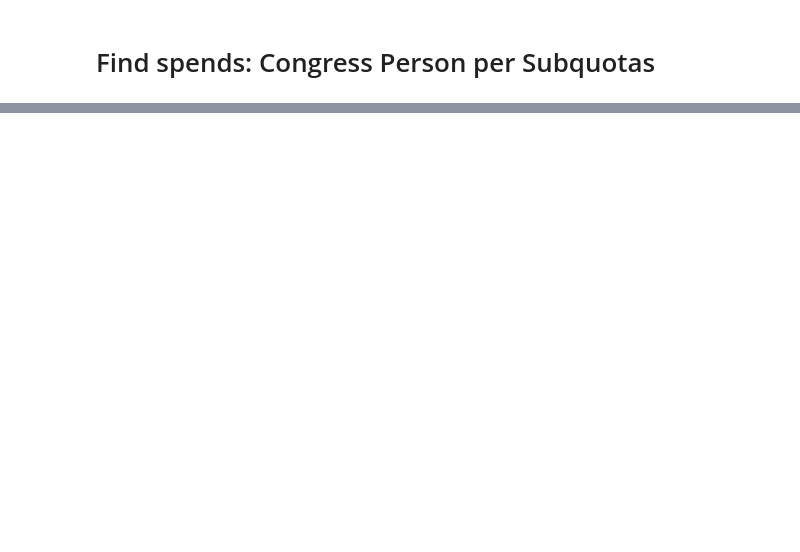
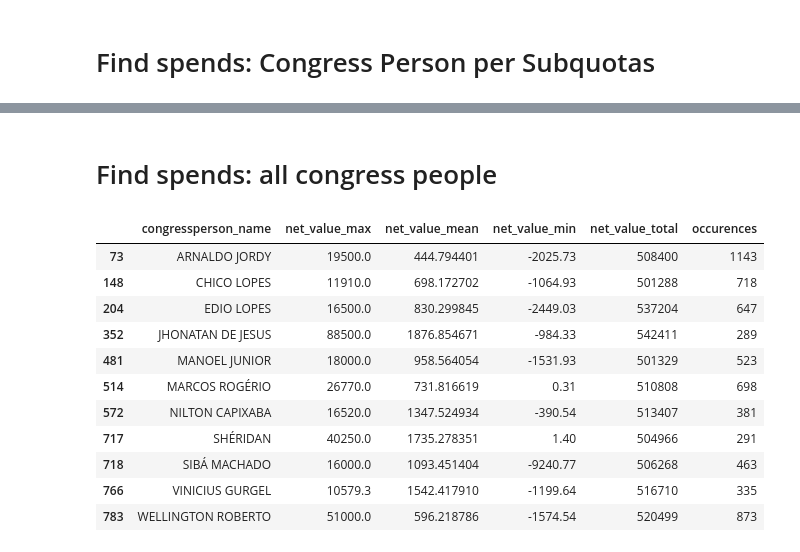
Before and after one commit to okfn-brasil/serenata-de-amor, a Jupyter notebook: develop/2016-11-05-jc-individual-analysis-congressperson.ipynb, the cells around one changed output, grey strips where cells are left out. Drawn from its saved outputs; the diff is of its cells as text; code cells hidden in the pictures; blank space fills up the shorter version.

```diff
--- a/develop/2016-11-05-jc-individual-analysis-congressperson.ipynb
+++ b/develop/2016-11-05-jc-individual-analysis-congressperson.ipynb
@@ -145,3 +152,69 @@ find_spends_by_subquota(data, 731, 3)
 [figure]
 |  | Aircraft renting or charter of ai... | Automotive vehicle renting or cha... | Congressperson meal | Consultancy, research and technic... | ... |
 | 0 | 0 | 0 | 119.19 | 0 | ... |
+# %% [markdown]
+# Find spends: all congress people
+# %%
+def find_sum_of_values(df, aggregator, property):
+    '''
+    Return a dataframe with the statistics of values from "property"
+    aggregated by unique values from the column "aggregator"
+    Parameters:
+        - df: pandas dataframe to be sliced
+        - aggregator: dataframe column that will be
+                      filtered by unique values
+        - property: dataframe column containing values to be summed
+    Ex: find_sum_of_values(data, 'congressperson_name', 'net_value')
+    Result dataframe contains (for each aggregator unit):
+        - property sum
+        - property mean value
+        - property max value
+        - property mean value
+        - number of occurences in total
+    '''
+
+    total_label = '{}_total'.format(property)
+    max_label = '{}_max'.format(property)
+    mean_label = '{}_mean'.format(property)
+    min_label = '{}_min'.format(property)
+
+    result = {
+        'occurences': [],
+        aggregator: df[aggregator].unique(),
+        max_label: [],
+        mean_label: [],
+        min_label: [],
+        total_label: [],
+
+    }
+
+    for item in result[aggregator]:
+        if isinstance(df[aggregator].iloc[0], str):
+            item = str(item)
+        values = df[df[aggregator] == item]
+        property_total = int(values[property].sum())
+        occurences = int(values[property].count())
+
+        result[total_label].append(property_total)
+        result['occurences'].append(occurences)
+        result[mean_label].append(property_total/occurences)
+        result[max_label].append(np.max(values[property]))
+        result[min_label].append(np.min(values[property]))
+
+    return pd.DataFrame(result).sort_values(by=aggregator)
+
+df = find_sum_of_values(data, "congressperson_name", "net_value")
+df[:10]
+# %% [output]
+|  | congressperson_name | net_value_max | net_value_mean | net_value_min | net_value_total | occurences |
+| 73 | ARNALDO JORDY | 19500.0 | 444.794401 | -2025.73 | 508400 | 1143 |
+| 148 | CHICO LOPES | 11910.0 | 698.172702 | -1064.93 | 501288 | 718 |
+| 204 | EDIO LOPES | 16500.0 | 830.299845 | -2449.03 | 537204 | 647 |
+| 352 | JHONATAN DE JESUS | 88500.0 | 1876.854671 | -984.33 | 542411 | 289 |
+| 481 | MANOEL JUNIOR | 18000.0 | 958.564054 | -1531.93 | 501329 | 523 |
+| 514 | MARCOS ROGÉRIO | 26770.0 | 731.816619 | 0.31 | 510808 | 698 |
+| 572 | NILTON CAPIXABA | 16520.0 | 1347.524934 | -390.54 | 513407 | 381 |
+| 717 | SHÉRIDAN | 40250.0 | 1735.278351 | 1.40 | 504966 | 291 |
+| 718 | SIBÁ MACHADO | 16000.0 | 1093.451404 | -9240.77 | 506268 | 463 |
+| 766 | VINICIUS GURGEL | 10579.3 | 1542.417910 | -1199.64 | 516710 | 335 |
+| 783 | WELLINGTON ROBERTO | 51000.0 | 596.218786 | -1574.54 | 520499 | 873 |
```
Also changed, not shown: parts of 4 cells of this notebook.
